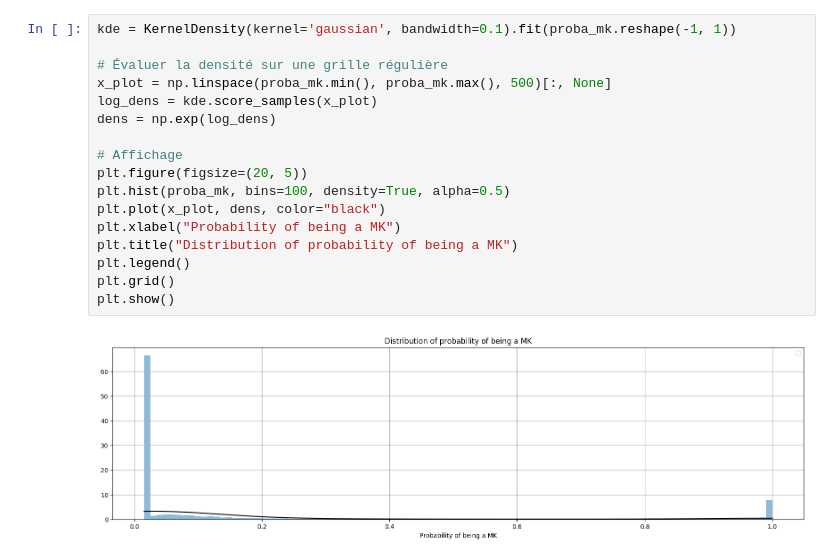
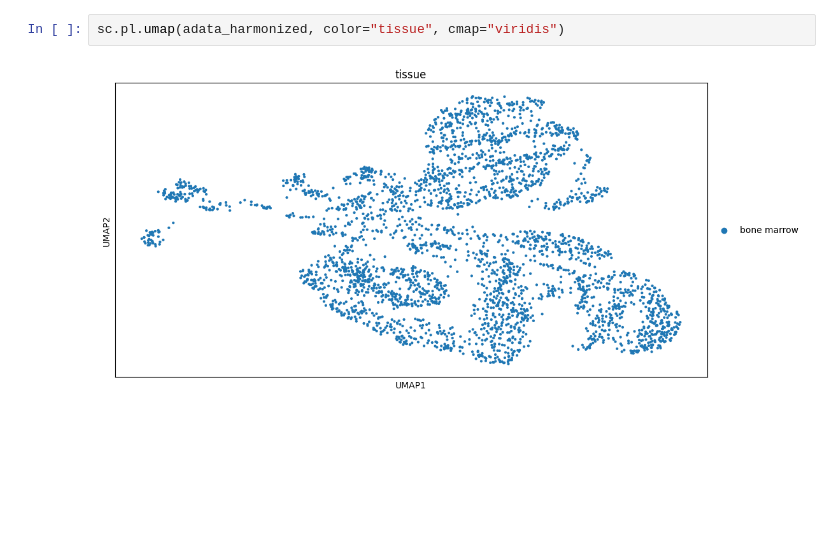
Before and after one commit to Guitout31415/SIGMA, a Jupyter notebook: sandbox.ipynb, the cells around one changed output. Cells and saved outputs as stored; diff of their text form; blank space fills up the shorter version.

```diff
--- a/sandbox.ipynb
+++ b/sandbox.ipynb
@@ -90,19 +74,4 @@ plt.show()
-# %%
-kde = KernelDensity(kernel='gaussian', bandwidth=0.1).fit(proba_mk.reshape(-1, 1))
-
-# Évaluer la densité sur une grille régulière
-x_plot = np.linspace(proba_mk.min(), proba_mk.max(), 500)[:, None]
-log_dens = kde.score_samples(x_plot)
-dens = np.exp(log_dens)
-
-# Affichage
-plt.figure(figsize=(20, 5))
-plt.hist(proba_mk, bins=100, density=True, alpha=0.5)
-plt.plot(x_plot, dens, color="black")
-plt.xlabel("Probability of being a MK")
-plt.title("Distribution of probability of being a MK")
-plt.legend()
-plt.grid()
-plt.show()
-# %% [output]
-[figure, removed]
+# %%
+sc.pl.umap(adata_harmonized, color="tissue", cmap="viridis")
+# %% [output]
+[figure, added]
```
Also changed, not shown: parts of 9 cells of this notebook, 13 other files.
